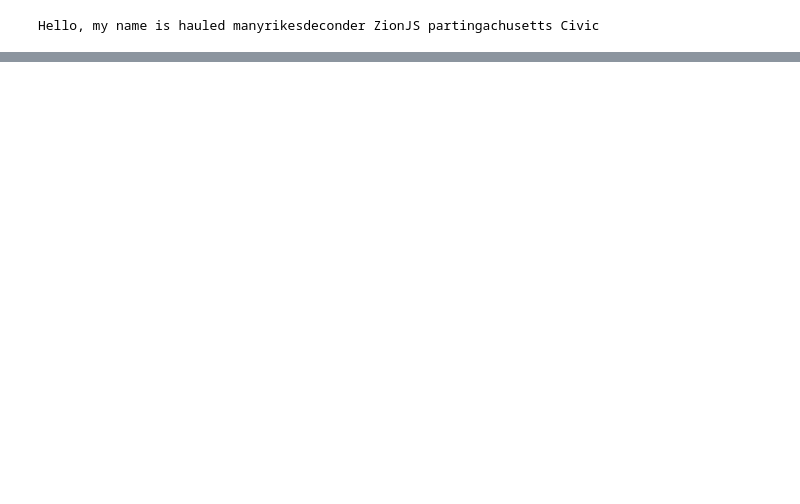
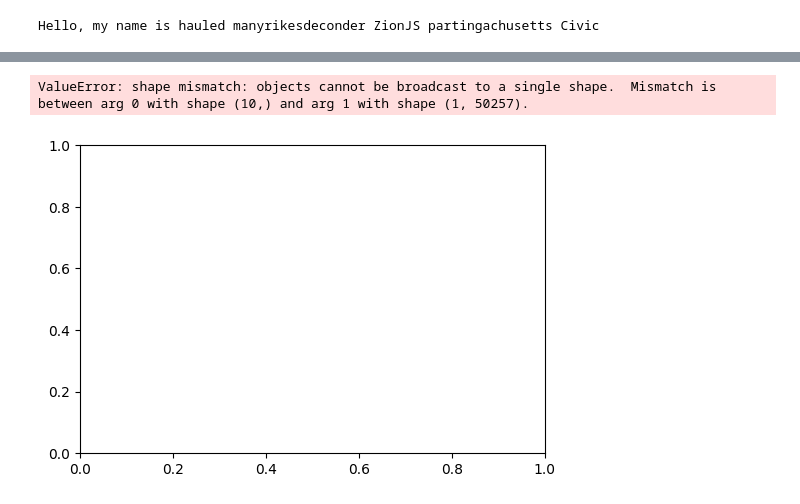
Before and after one commit to weikuo0506/CreateYourOwnLLM, a Jupyter notebook: TrainLLM.ipynb, the cells around one changed output, grey strips where cells are left out. Cells and saved outputs as stored; diff of their text form; code cells hidden in the pictures; blank space fills up the shorter version.

```diff
--- a/TrainLLM.ipynb
+++ b/TrainLLM.ipynb
@@ -45,0 +57,8 @@ target 1:  a time there were
+# %%
+output_token_ids = torch.argmax(probas, dim=-1) # Replace probas with logits yield same result
+print("shape of output_token_ids: ",output_token_ids.shape)
+print("output_token_ids: \n",output_token_ids)
+
+for i in range(output_token_ids.size(0)):
+    text = tensor_to_text(output_token_ids[i].unsqueeze(0), tokenizer)
+    print(f"output {i}: {text}")
@@ -45,0 +467,37 @@ target 1:  a time there were
+# %%
+def softmax_with_temperature(logits, temperature):
+    scaled_logits = logits / temperature
+    return torch.softmax(scaled_logits, dim=-1)
+
+# Temperature values
+temperatures = [1.0, 0.5, 1.5]
+
+# Calculate scaled probabilities
+scaled_probas = [softmax_with_temperature(next_token_logits, T) for T in temperatures]
+# %%
+import torch
+import matplotlib.pyplot as plt
+
+
+# Optional: Provide vocab list or tokenizer for better x-axis labels
+tokens = [f"{tokenizer.decode(i)}" for i in range(logits.shape[-1])]  # Replace with actual tokens if available
+
+# Plotting
+x = torch.arange(len(tokens))
+bar_width = 0.2
+
+fig, ax = plt.subplots(figsize=(6, 4))
+
+for i, T in enumerate(temperatures):
+    ax.bar(x + i * bar_width, scaled_probas[i].detach().cpu(), width=bar_width, label=f"T = {T}")
+
+ax.set_ylabel('Probability')
+ax.set_xticks(x + bar_width * (len(temperatures) - 1) / 2)
+ax.set_xticklabels(tokens, rotation=45, ha='right')
+ax.legend()
+
+plt.tight_layout()
+plt.show()
+# %% [output]
+ValueError: shape mismatch: objects cannot be broadcast to a single shape.  Mismatch is between arg 0 with shape (10,) and arg 1 with shape (1, 50257).
+[figure, added]
```
Also changed, not shown: parts of 33 cells of this notebook, 2 other files.
